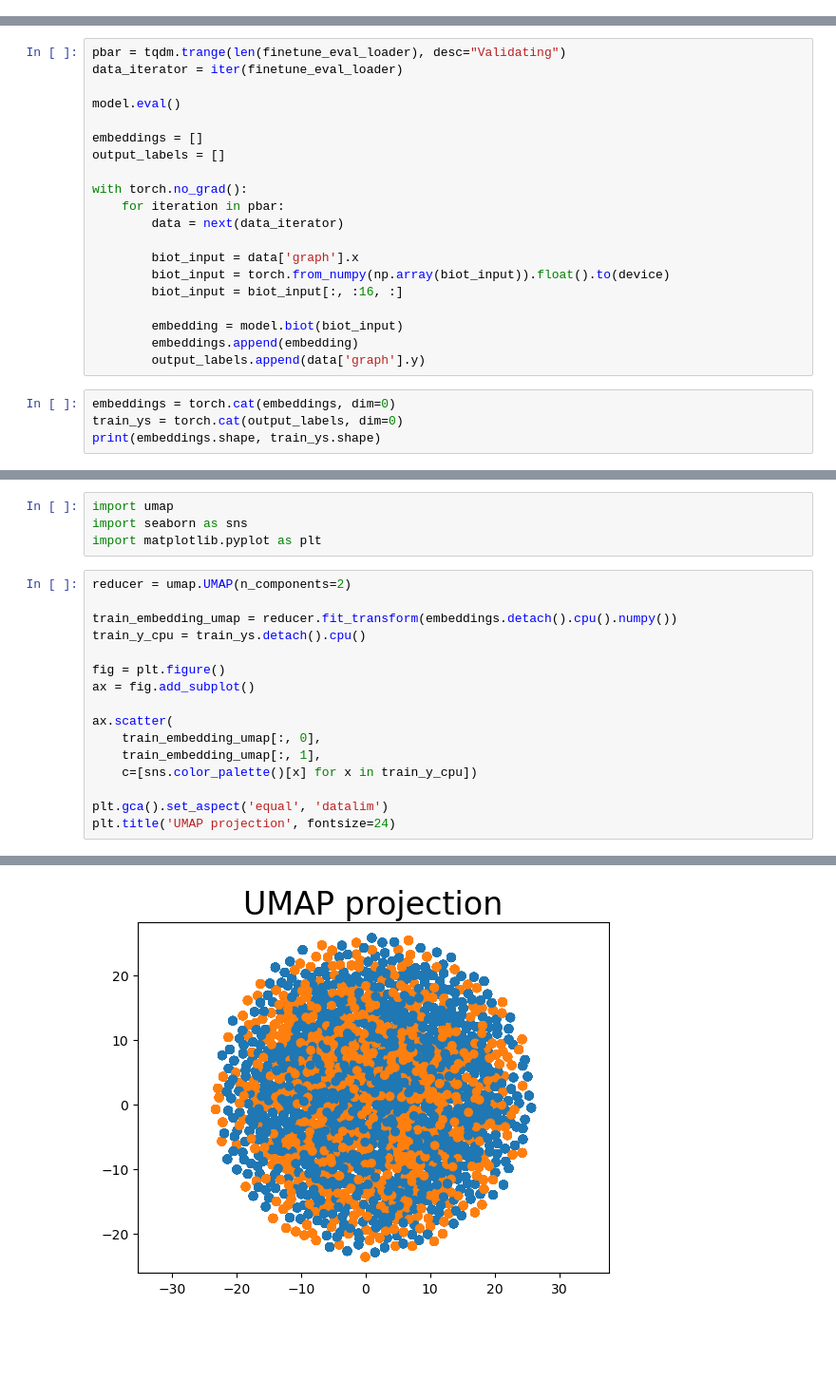
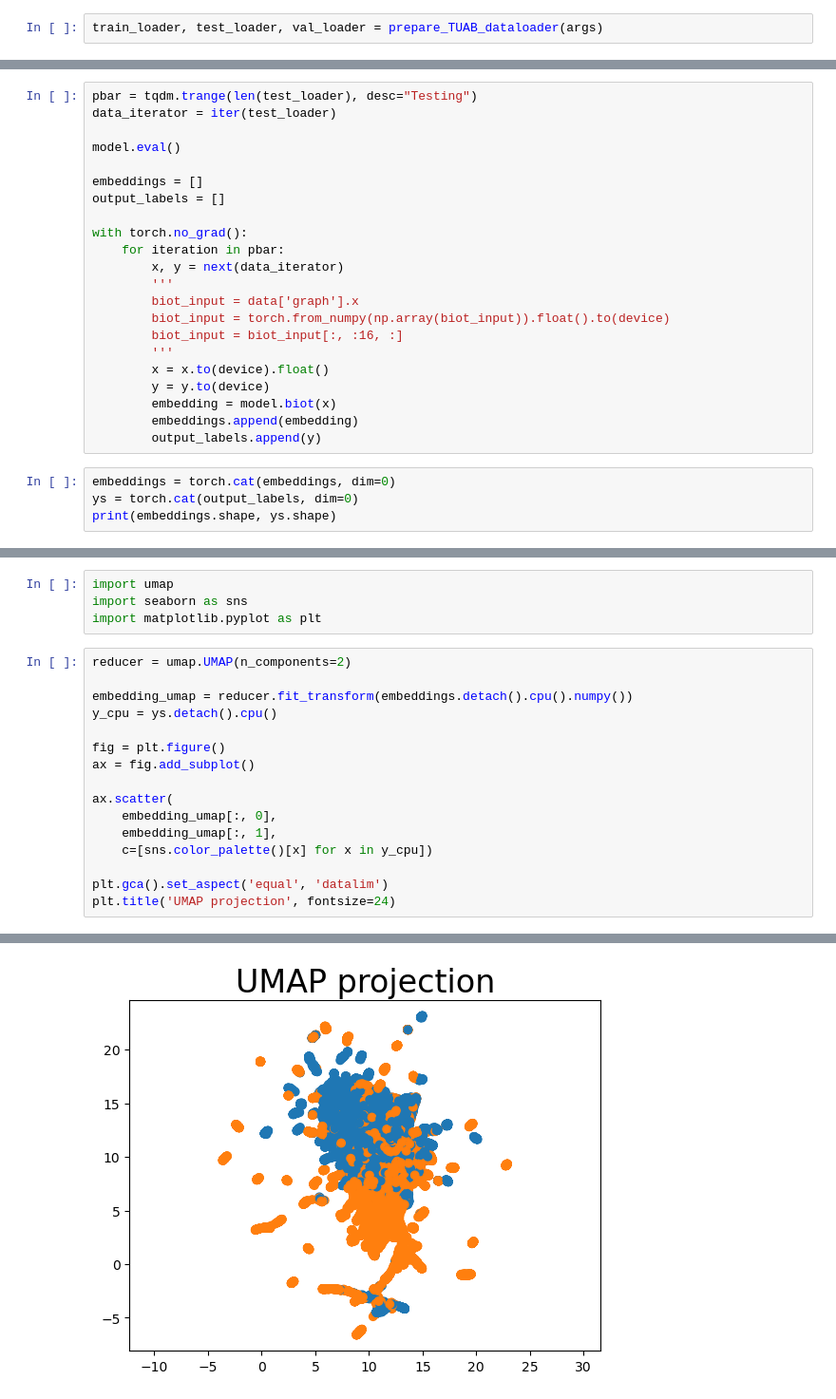
Before and after one commit to MatthewChen37/EEG-Foundation-Model, a Jupyter notebook: BIOTDownstreamComparison.ipynb, the cells around one changed output, grey strips where cells are left out. Shown: that part at 95% size. Cells and saved outputs as stored; diff of their text form; blank space fills up the shorter version.

```diff
--- a/BIOTDownstreamComparison.ipynb
+++ b/BIOTDownstreamComparison.ipynb
@@ -49,0 +137,2 @@ print(len(finetune_train_loader), len(finetune_eval_loader))
+# %%
+train_loader, test_loader, val_loader = prepare_TUAB_dataloader(args)
@@ -195,6 +280,6 @@ Epoch:  4 Total Training Loss:  9.42330752775888 Total Validation Loss:  514.431
 # %%
-pbar = tqdm.trange(len(finetune_eval_loader), desc="Validating")
-data_iterator = iter(finetune_eval_loader)
+pbar = tqdm.trange(len(test_loader), desc="Testing")
+data_iterator = iter(test_loader)
 
 model.eval()
 
@@ -203,17 +288,19 @@ output_labels = []
 
 with torch.no_grad():
     for iteration in pbar:
-        data = next(data_iterator)
-
+        x, y = next(data_iterator)
+        '''
         biot_input = data['graph'].x
         biot_input = torch.from_numpy(np.array(biot_input)).float().to(device)
         biot_input = biot_input[:, :16, :]
-
-        embedding = model.biot(biot_input)
+        '''
+        x = x.to(device).float()
+        y = y.to(device)
+        embedding = model.biot(x)
         embeddings.append(embedding)
-        output_labels.append(data['graph'].y)
+        output_labels.append(y)
 # %%
 embeddings = torch.cat(embeddings, dim=0)
-train_ys = torch.cat(output_labels, dim=0)
-print(embeddings.shape, train_ys.shape)
+ys = torch.cat(output_labels, dim=0)
+print(embeddings.shape, ys.shape)
 # %% [output]
@@ -225,16 +312,16 @@ import matplotlib.pyplot as plt
 # %%
 reducer = umap.UMAP(n_components=2)
 
-train_embedding_umap = reducer.fit_transform(embeddings.detach().cpu().numpy())
-train_y_cpu = train_ys.detach().cpu()
+embedding_umap = reducer.fit_transform(embeddings.detach().cpu().numpy())
+y_cpu = ys.detach().cpu()
 
 fig = plt.figure()
 ax = fig.add_subplot()
 
 ax.scatter(
-    train_embedding_umap[:, 0],
-    train_embedding_umap[:, 1],
-    c=[sns.color_palette()[x] for x in train_y_cpu])
+    embedding_umap[:, 0],
+    embedding_umap[:, 1],
+    c=[sns.color_palette()[x] for x in y_cpu])
 
 plt.gca().set_aspect('equal', 'datalim')
 plt.title('UMAP projection', fontsize=24)
@@ -253 +330 @@ Text(0.5, 1.0, 'UMAP projection')
-[figure, old version]
+[figure, new version]
```
Also changed, not shown: parts of 12 cells of this notebook, 2 other files.
